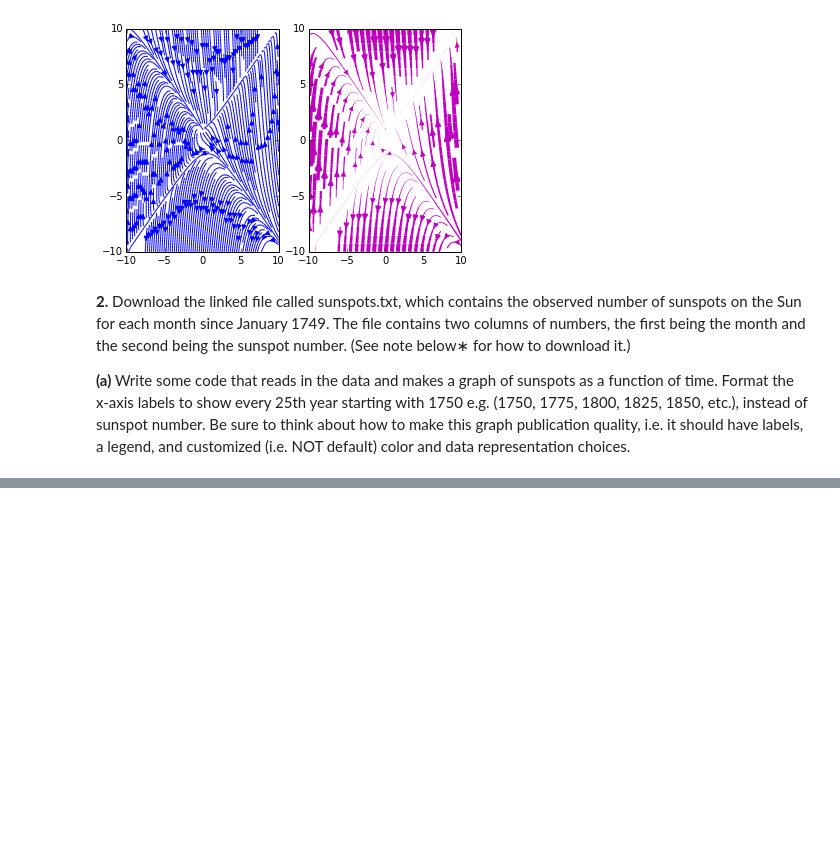
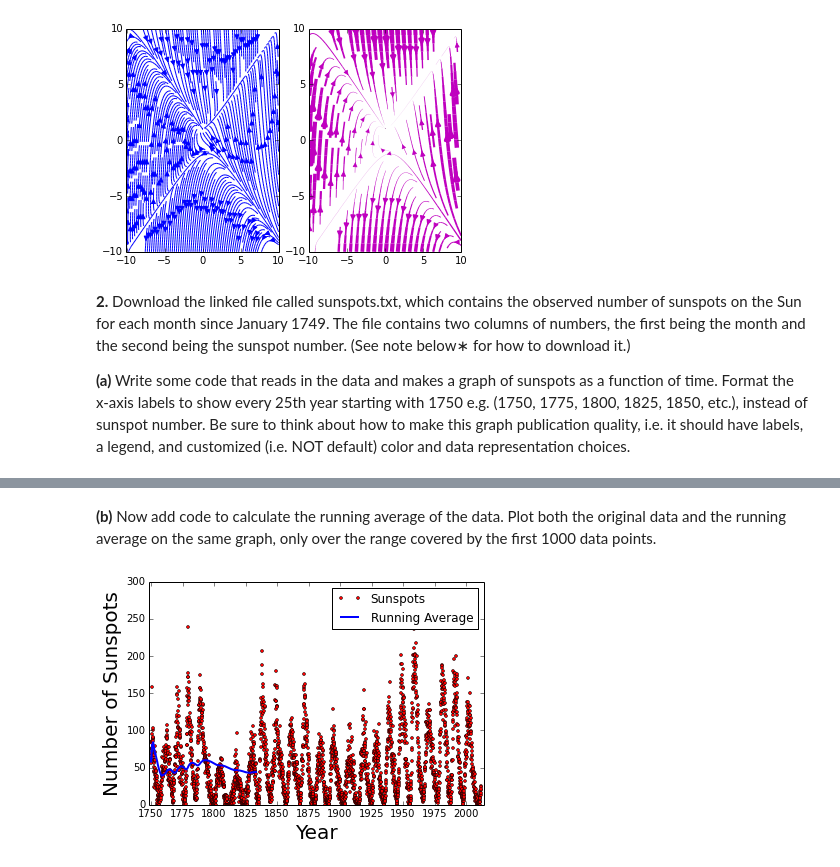
Before and after one commit to daw202/PHYS202-S14, a Jupyter notebook: Graphics/GraphicsExercises.ipynb, the cells around one changed output, grey strips where cells are left out. Drawn from its saved outputs; the diff is of its cells as text; code cells hidden in the pictures; blank space fills up the shorter version.

```diff
--- a/Graphics/GraphicsExercises.ipynb
+++ b/Graphics/GraphicsExercises.ipynb
@@ -48,0 +65,32 @@ plt.show()
+# %% [markdown]
+**(b)** Now add code to calculate the running average of the data. Plot both the original data and the running average on the same graph, only over the range covered by the first 1000 data points.
+# %%
+arr = loadtxt('sunspots.txt')
+arr = column_stack(arr)
+
+x = arr[0]/12.0 + 1750
+y = arr[1]
+
+plt.plot(x, y, 'o', markersize = 3, color = 'r', label = 'Sunspots')
+
+#Makes a list of the running average values for each x
+running_average_list = [y[0]]
+running_average_value = y[0]
+for i in range(1,1000):
+    running_average_value *= i
+    running_average_value += y[i]
+    running_average_value /= i+1
+    running_average_list.append(running_average_value)
+
+x_running_average = x[:1000]
+running_average_array = np.array(running_average_list)
+plt.plot(x_running_average, running_average_array, color = 'b', linewidth = 2, label = 'Running Average')
+
+plt.xlabel('Year', fontsize = 20)
+plt.ylabel('Number of Sunspots', fontsize = 20)
+plt.xlim(x.min() / 1.001, x.max() * 1.001)
+plt.xticks(linspace(1750, 2000, 11))
+plt.legend()
+plt.show()
+# %% [output]
+[figure, added]
```
Also changed, not shown: parts of 10 cells of this notebook, 2 other files.
